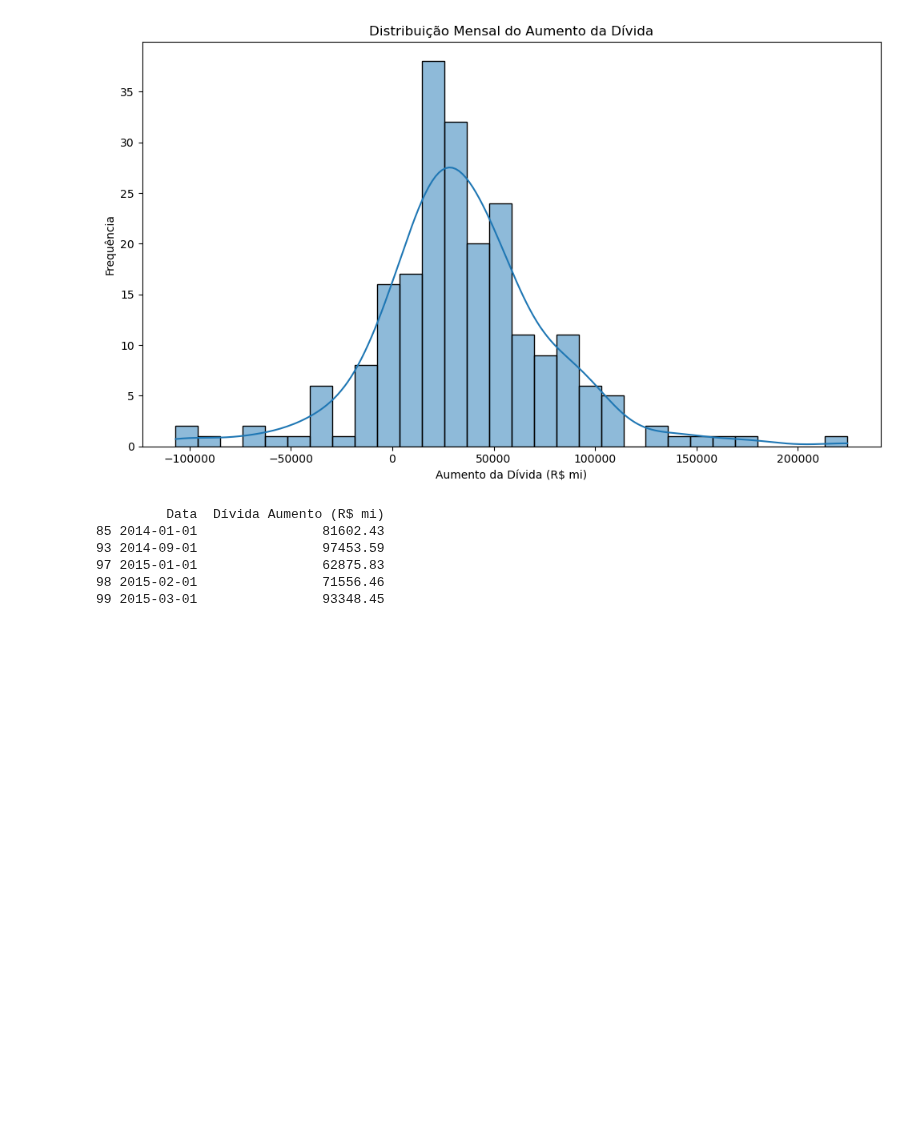
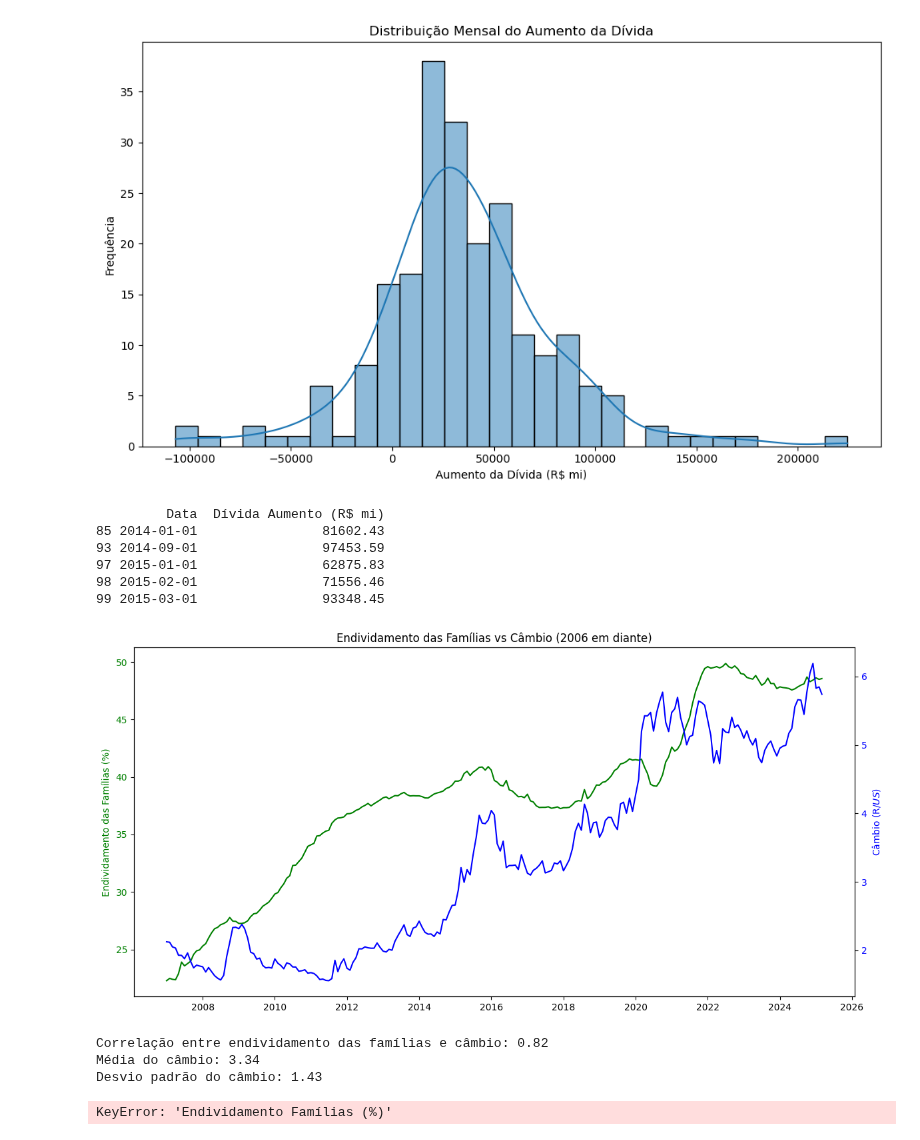
Before and after one commit to rodrigogrinfeld1/Projeto-DEV---Grupo-1, a Jupyter notebook: Código.ipynb, the cells around one changed output. Drawn from its saved outputs; the diff is of its cells as text; code cells hidden in the pictures; blank space fills up the shorter version.

Commit message:
Atualizações na análise: correlação câmbio, PIB e endividamento

```diff
--- a/Código.ipynb
+++ b/Código.ipynb
@@ -162,3 +187,77 @@ print(aceleracoes.head())
 97 2015-01-01                62875.83
 98 2015-02-01                71556.46
 99 2015-03-01                93348.45
+# %%
+import pandas as pd
+import matplotlib.pyplot as plt
+import numpy as np
+
+# Endividamento das Famílias vs Câmbio
+
+# Renomeando colunas para facilitar
+dados["Cambio (R$/U$)"] = dados["3695 - Taxa de câmbio - Livre - Dólar americano (compra) - Fim de período - mensal - u.m.c./US$"].str.replace(",", ".").astype(float)
+dados["Endividamento Famílias (%)"] = dados["29037 - Endividamento das famílias com o Sistema Financeiro Nacional em relação à renda acumulada dos últimos doze meses (RNDBF) - %,"].str.replace(",", ".").astype(float)
+
+# Converter data
+dados["Data"] = pd.to_datetime(dados["Data"], format="%m/%Y")
+
+# Gráfico
+fig, ax1 = plt.subplots(figsize=(12, 6))
+
+ax1.plot(dados["Data"], dados["Endividamento Famílias (%)"], color = 'green', label= 'Endividamento (%)')
+ax1.set_ylabel("Endividamento das Famílias (%)", color='green')
+ax1.tick_params(axis='y', labelcolor='green')
+
+ax2 = ax1.twinx()
+ax2.plot(dados["Data"], dados["Cambio (R$/U$)"], color='blue', label='Câmbio (R$/US$)')
+ax2.set_ylabel("Câmbio (R$/US$)", color='blue')
+ax2.tick_params(axis='y', labelcolor='blue')
+
+plt.title("Endividamento das Famílias vs Câmbio (2006 em diante)")
+fig.tight_layout()
+plt.show()
+
+correlacao = dados["Endividamento Famílias (%)"].corr(dados["Cambio (R$/U$)"])
+print(f"Correlação entre endividamento das famílias e câmbio: {correlacao:.2f}")
+
+# Média do câmbio
+media_cambio = dados["Cambio (R$/U$)"].mean()
+
+# Desvio padrão do câmbio
+desvio_cambio = dados["Cambio (R$/U$)"].std()
+
+print(f"Média do câmbio: {media_cambio:.2f}")
+print(f"Desvio padrão do câmbio: {desvio_cambio:.2f}")
+# %% [output]
+[figure, added]
+Correlação entre endividamento das famílias e câmbio: 0.82
+Média do câmbio: 3.34
+Desvio padrão do câmbio: 1.43
+# %%
+import pandas as pd
+import matplotlib.pyplot as plt
+import numpy as np
+
+dados['PIB_limpo'] = (dados['4380 - PIB mensal - Valores correntes (R$ milhões) - R$ (milhões)'].astype(str).str.replace('.', '').str.replace(',', '.').astype(float))
+
+coluna_endividamento = dados["Endividamento Famílias (%)"]
+dados['Endividamento_limpo'] = (coluna_endividamento.astype(str).str.replace(',', '.').astype(float))
+
+# Criação do gráfico de comparação dos Endividamentos das famílias e o PIB
+
+plt.figure(figsize=(10, 5))
+plt.plot(dados['Data'], dados['PIB_limpo'], 'r-', label='PIB (R$ milhões)')
+plt.ylabel('PIB (R$)')
+plt.legend(loc='upper left')
+plt.twinx()
+plt.plot(dados['Data'], dados['Endividamento_limpo'], 'b--', label='Endividamento (%)')
+plt.ylabel('Endividamento (%)')
+plt.legend(loc='upper right')
+plt.title('Relação entre PIB e Endividamento das Famílias')
+plt.show()
+
+# Calculando correlação
+correlacao = dados['PIB_limpo'].corr(dados['Endividamento_limpo'])
+print(f"Correlação entre PIB e Endividamento: {correlacao:.2f}")
+# %% [output]
+KeyError: 'Endividamento Famílias (%)'
```
Also changed, not shown: parts of 4 cells of this notebook.
